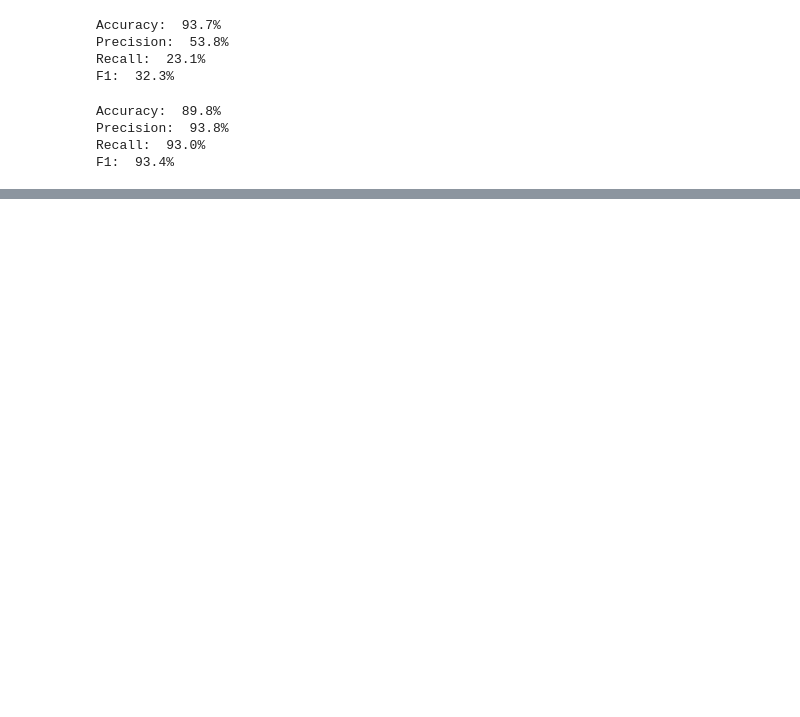
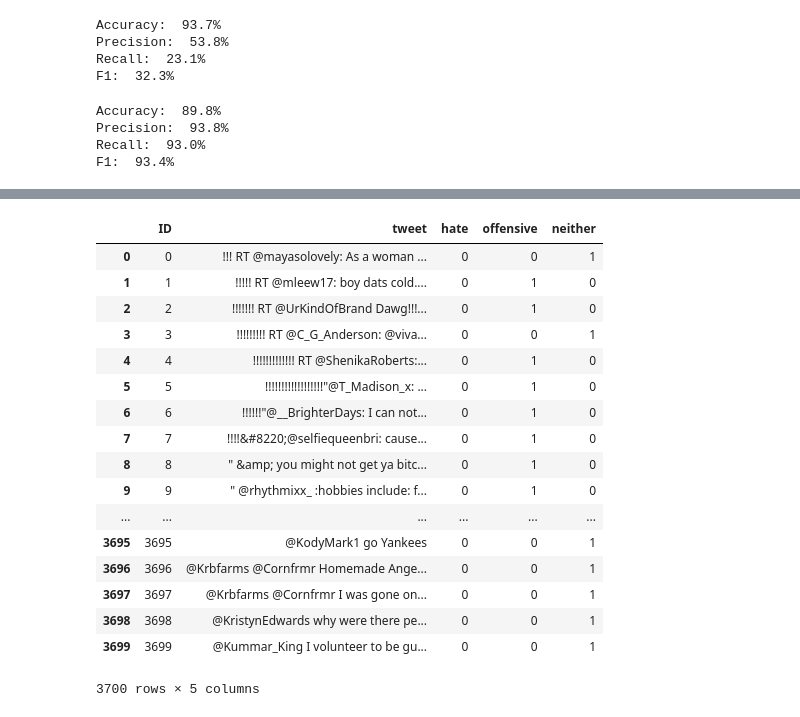
Before and after one commit to michaelmilleryoder/comp-ethics, a Jupyter notebook: jupyter/hw3.ipynb, the cells around one changed output, grey strips where cells are left out. Drawn from its saved outputs; the diff is of its cells as text; code cells hidden in the pictures; blank space fills up the shorter version.

```diff
--- a/jupyter/hw3.ipynb
+++ b/jupyter/hw3.ipynb
@@ -1432,0 +1651,22 @@ F1:  93.4%
+# %%
+final_predictions = data['test'].drop(['tweet_processed', 'num_slurs', 'num_viol'], axis=1, inplace=False)
+final_predictions
+# %% [output]
+|  | ID | tweet | hate | offensive | neither |
+| 0 | 0 | !!! RT @mayasolovely: As a woman ... | 0 | 0 | 1 |
+| 1 | 1 | !!!!! RT @mleew17: boy dats cold.... | 0 | 1 | 0 |
+| 2 | 2 | !!!!!!! RT @UrKindOfBrand Dawg!!!... | 0 | 1 | 0 |
+| 3 | 3 | !!!!!!!!! RT @C_G_Anderson: @viva... | 0 | 0 | 1 |
+| 4 | 4 | !!!!!!!!!!!!! RT @ShenikaRoberts:... | 0 | 1 | 0 |
+| 5 | 5 | !!!!!!!!!!!!!!!!!!"@T_Madison_x: ... | 0 | 1 | 0 |
+| 6 | 6 | !!!!!!"@__BrighterDays: I can not... | 0 | 1 | 0 |
+| 7 | 7 | !!!!&#8220;@selfiequeenbri: cause... | 0 | 1 | 0 |
+| 8 | 8 | " &amp; you might not get ya bitc... | 0 | 1 | 0 |
+| 9 | 9 | " @rhythmixx_ :hobbies include: f... | 0 | 1 | 0 |
+| ... | ... | ... | ... | ... | ... |
+| 3695 | 3695 | @KodyMark1 go Yankees | 0 | 0 | 1 |
+| 3696 | 3696 | @Krbfarms @Cornfrmr Homemade Ange... | 0 | 0 | 1 |
+| 3697 | 3697 | @Krbfarms @Cornfrmr I was gone on... | 0 | 0 | 1 |
+| 3698 | 3698 | @KristynEdwards why were there pe... | 0 | 0 | 1 |
+| 3699 | 3699 | @Kummar_King I volunteer to be gu... | 0 | 0 | 1 |
+3700 rows × 5 columns
```
Also changed, not shown: parts of 27 cells of this notebook.
